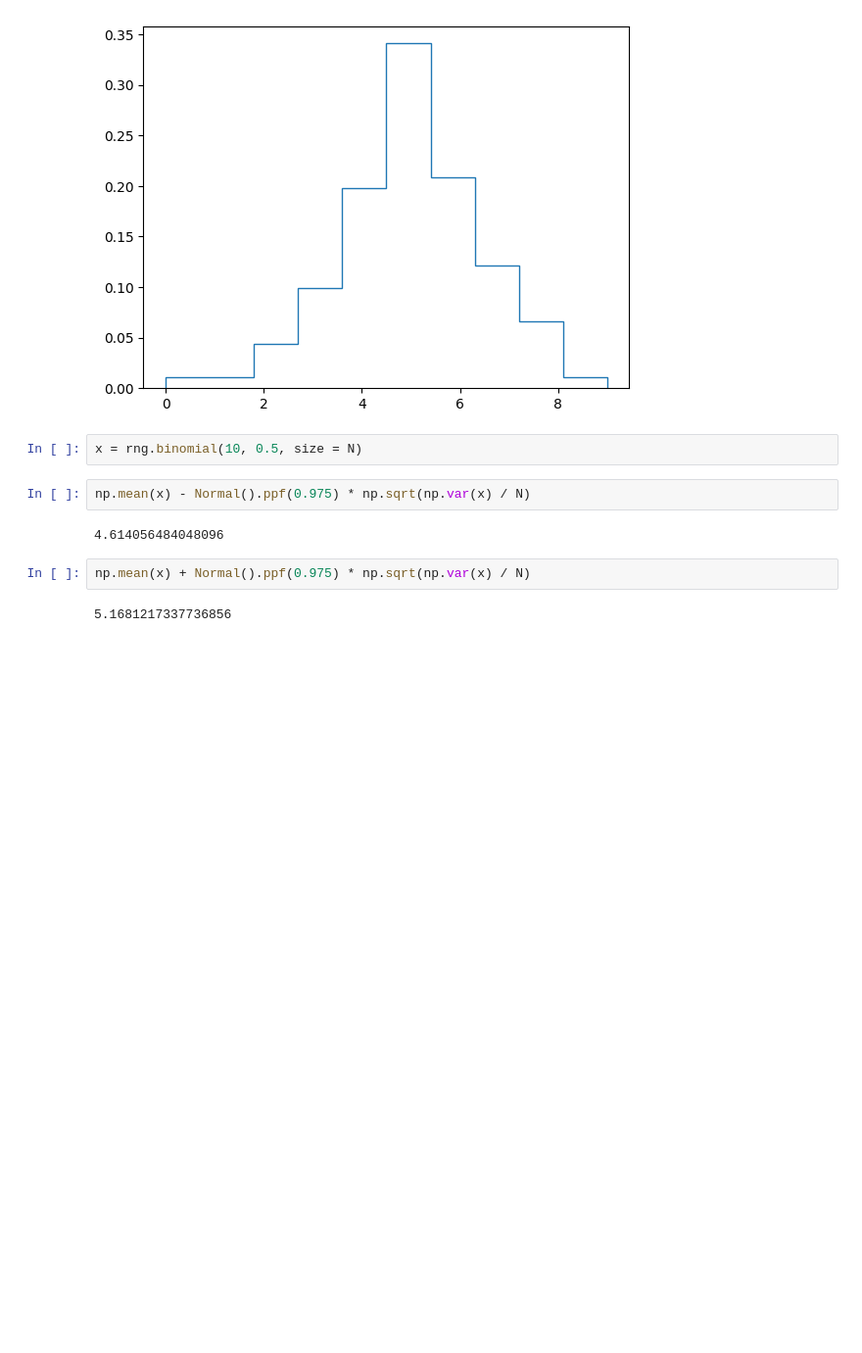
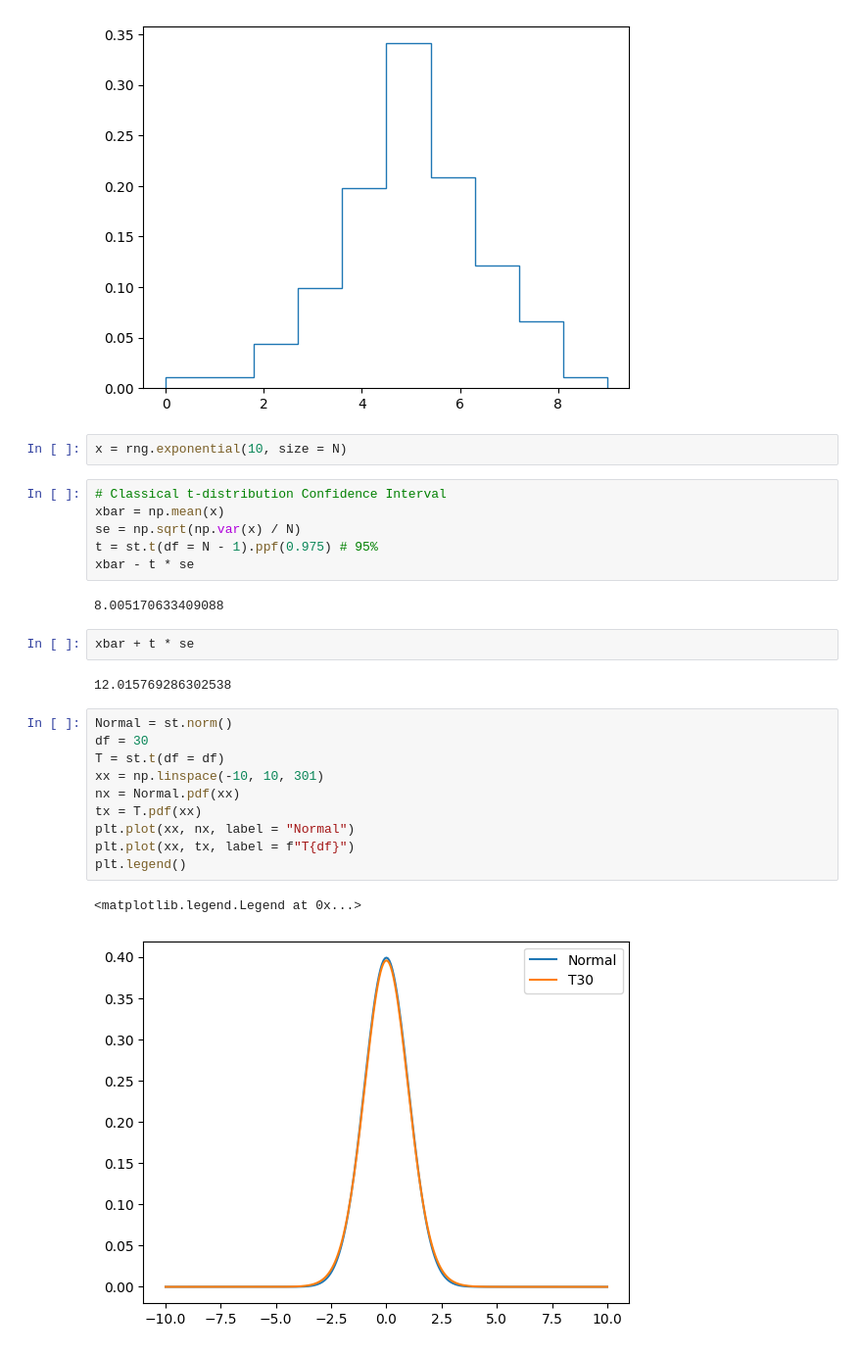
Before and after one commit to roualdes/lectures, a Jupyter notebook: 314/clt.ipynb, the cells around one changed output. Shown at 98% size. Saved outputs shown, nothing was run; the diff lists cells and outputs as text; blank space fills up the shorter version.

```diff
--- a/314/clt.ipynb
+++ b/314/clt.ipynb
@@ -31,12 +31,29 @@ plt.hist(x, density = True, histtype = "step");
 # %% [output]
 [figure]
 # %%
-x = rng.binomial(10, 0.5, size = N)
+x = rng.exponential(10, size = N)
 # %%
-np.mean(x) - Normal().ppf(0.975) * np.sqrt(np.var(x) / N)
+# Classical t-distribution Confidence Interval
+xbar = np.mean(x)
+se = np.sqrt(np.var(x) / N)
+t = st.t(df = N - 1).ppf(0.975) # 95%
+xbar - t * se
 # %% [output]
-4.614056484048096
+8.005170633409088
 # %%
-np.mean(x) + Normal().ppf(0.975) * np.sqrt(np.var(x) / N)
+xbar + t * se
 # %% [output]
-5.1681217337736856
+12.015769286302538
+# %%
+Normal = st.norm()
+df = 30
+T = st.t(df = df)
+xx = np.linspace(-10, 10, 301)
+nx = Normal.pdf(xx)
+tx = T.pdf(xx)
+plt.plot(xx, nx, label = "Normal")
+plt.plot(xx, tx, label = f"T{df}")
+plt.legend()
+# %% [output]
+<matplotlib.legend.Legend at 0x...>
+[figure, added]
```
Also changed, not shown: parts of 5 cells of this notebook, 25 other files.
